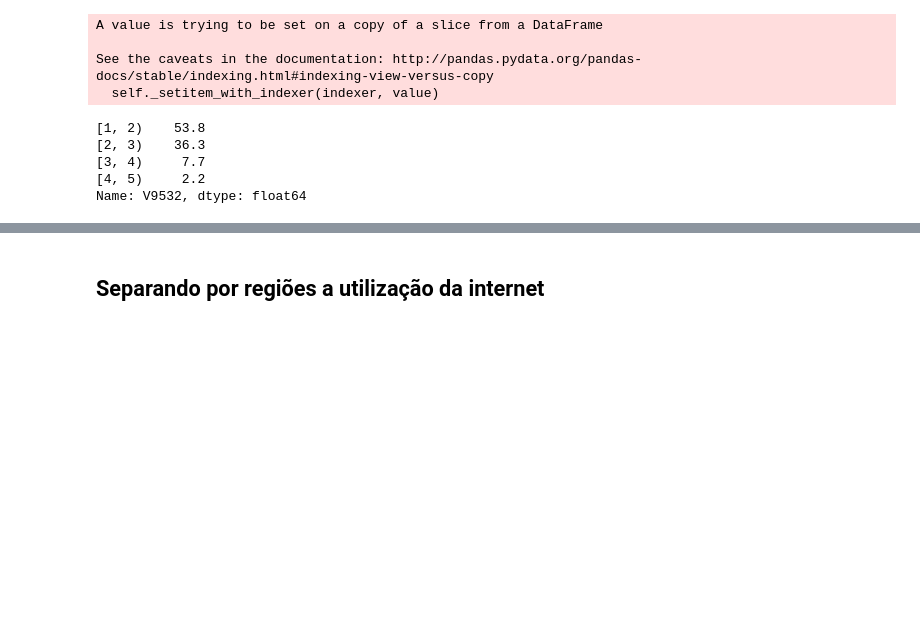
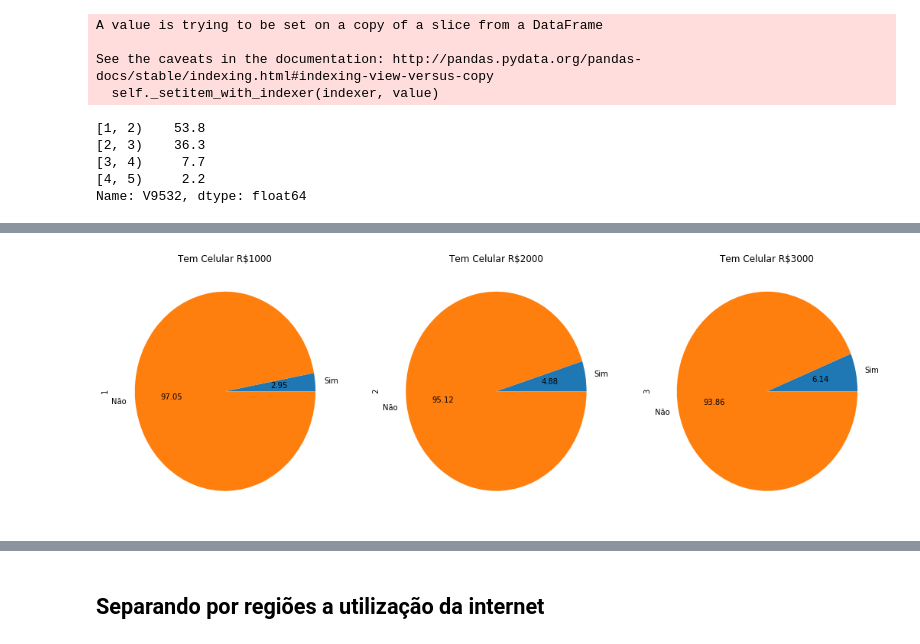
Before and after one commit to joaopmjm/CDDP, a Jupyter notebook: P1 - PNAD.ipynb, the cells around one changed output, grey strips where cells are left out. Cells and saved outputs as stored; diff of their text form; code cells hidden in the pictures; blank space fills up the shorter version.

```diff
--- a/P1 - PNAD.ipynb
+++ b/P1 - PNAD.ipynb
@@ -233,11 +231,11 @@ renda_quatro = renda_net[(renda_net.V9532 == 4) & (renda_net.V061111 != 0)]
 
 renda_cinco = renda_net[(renda_net.V9532 == 5) & (renda_net.V061111 != 0)]
 # %%
-renda_um_tab = pd.crosstab(renda_um.V9532,renda_um.V061111)
-renda_dois_tab = pd.crosstab(renda_dois.V9532,renda_dois.V061111)
-renda_tres_tab = pd.crosstab(renda_tres.V9532,renda_tres.V061111)
-renda_quatro_tab = pd.crosstab(renda_quatro.V9532,renda_quatro.V061111)
-renda_cinco_tab = pd.crosstab(renda_cinco.V9532,renda_cinco.V061111)
+renda_um_tab = pd.crosstab(renda_um.V061111,renda_um.V9532)
+renda_dois_tab = pd.crosstab(renda_dois.V061111,renda_dois.V9532)
+renda_tres_tab = pd.crosstab(renda_tres.V061111,renda_tres.V9532)
+renda_quatro_tab = pd.crosstab(renda_quatro.V061111,renda_quatro.V9532)
+renda_cinco_tab = pd.crosstab(renda_cinco.V061111,renda_cinco.V9532)
 # %%
 renda_um_tab_porcentagem = renda_um_tab
 renda_um_tab_porcentagem = renda_um_tab_porcentagem.rename(columns={1:'Sim',3:'Não'})
@@ -245,0 +257,14 @@ renda_um_soma =renda_um_tab_porcentagem.Sim + renda_um_tab_porcentagem.Não
+# %%
+plt.subplot(131)
+plot = renda_um_tab[1].plot(kind='pie',title = 'Tem Celular R$1000',autopct='%.2f',figsize=(18,6))
+
+plt.subplot(132)
+plot = renda_dois_tab[2].plot(kind='pie',title = 'Tem Celular R$2000',autopct='%.2f',figsize=(18,6))
+
+plt.subplot(133)
+plot = renda_tres_tab[3].plot(kind='pie',title = 'Tem Celular R$3000',autopct='%.2f',figsize=(18,6))
+
+
+plt.show()
+# %% [output]
+[figure, added]
```
Also changed, not shown: parts of 30 cells of this notebook.
